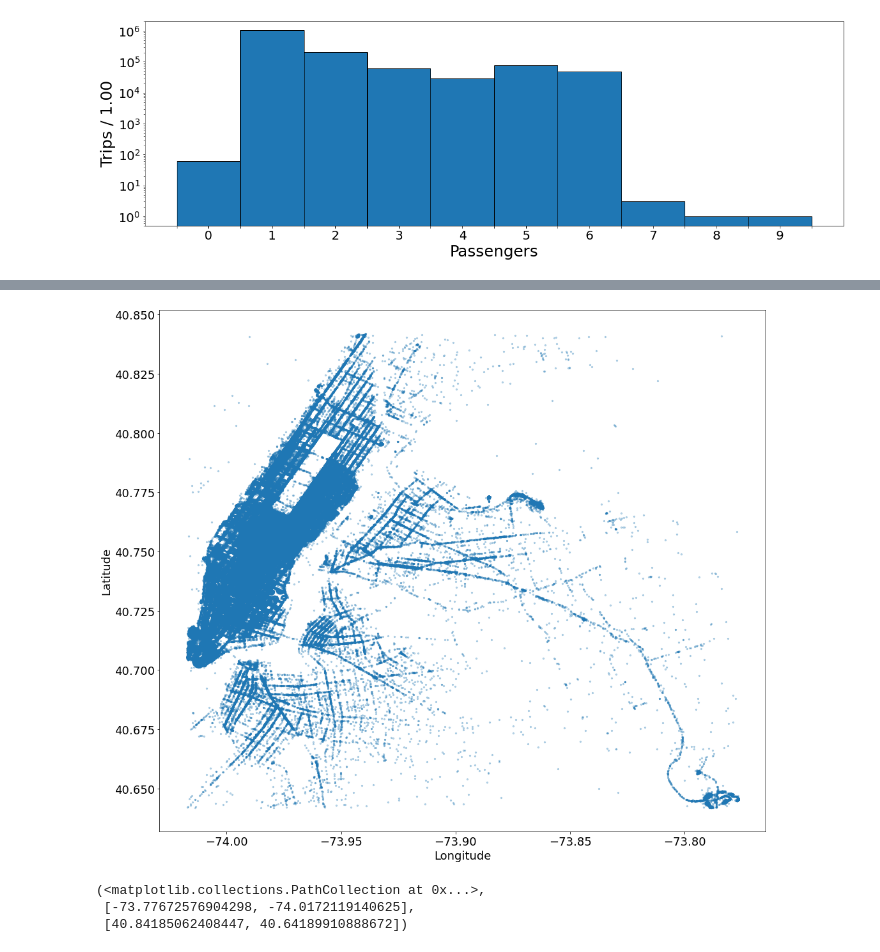
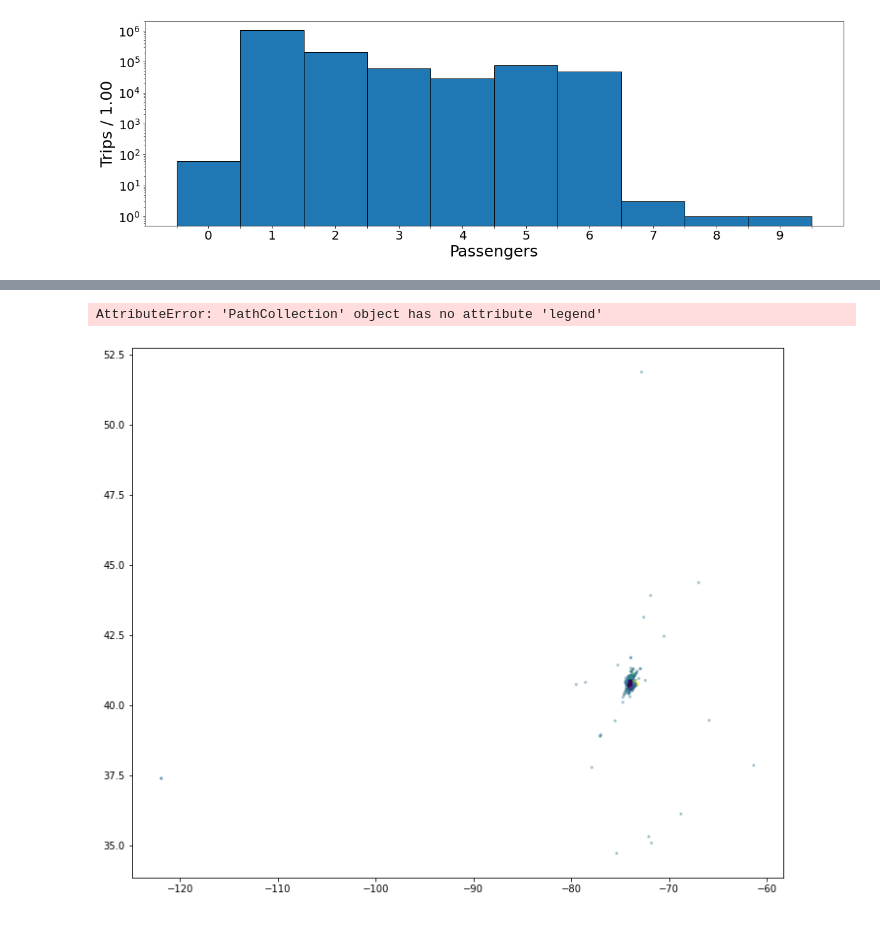
Before and after one commit to Chri1629/aml_project, a Jupyter notebook: codice/preprocessing/Map_plot.ipynb, the cells around one changed output, grey strips where cells are left out. Cells and saved outputs as stored; diff of their text form; code cells hidden in the pictures.

```diff
--- a/codice/preprocessing/Map_plot.ipynb
+++ b/codice/preprocessing/Map_plot.ipynb
@@ -120,3 +120,16 @@ hist_info = make_hist(df_original['passenger_count'].values, xlabel='Passengers'
 plt.show()
 # %% [output]
 [figure]
+# %%
+dict_transform = {
+    'New York' : 0,
+    'Kings' : 1,
+    'Queens' : 2,
+    'External' : 3,
+    'Bronx' : 4,
+    'Richmond' : 5,
+    'Westchester' : 6,
+    'Nassau' : 7,
+    'Suffolk' : 8
+}
+dict_transform
@@ -123,13 +146,14 @@ plt.show()
 # %%
-def draw_map( x, y, name, zoom=.1 ):
+def draw_map( x, y, county, name, zoom=.1 ):
     cutmap = zoom/100
     x_max, x_min = x.quantile(1-cutmap), x.quantile(cutmap)
     y_max, y_min = y.quantile(1-cutmap), y.quantile(cutmap)
 
-    s = plt.scatter( x=x[(x>x_min) & (x<x_max) & (y<y_max) & (y>y_min)],
-                     y=y[(x>x_min) & (x<x_max) & (y<y_max) & (y>y_min)],
-                     s=5, alpha=0.3)
+    s = plt.scatter( x=x,
+                     y=y,
+                     s=5, alpha=0.3, c = county)
 
+    plt.legend(list(dict_transform.keys()))
     plt.tick_params(labelsize=18)
     #plt.title(name, fontsize=18 )
     plt.xlabel('Longitude', fontsize=18)
@@ -138,8 +167,9 @@ def draw_map( x, y, name, zoom=.1 ):
 # %%
-x_pick, x_drop = df['pickup_longitude'], df['dropoff_longitude']
+x_pick, x_drop, x_county = df['pickup_longitude'], df['dropoff_longitude'], df["County"]
 y_pick, y_drop = df['pickup_latitude'],  df['dropoff_latitude']
-xmax = x_pick.quantile(0.95)
-xmin = x_pick.quantile(0.05)
-ymax = y_pick.quantile(0.95)
-ymin = y_pick.quantile(0.05)
-print(xmax, xmin, ymax, ymin)
+county = x_county.apply(lambda x: dict_transform[x])
+#xmax = x_pick.quantile(0.95)
+#xmin = x_pick.quantile(0.05)
+#ymax = y_pick.quantile(0.95)
+#ymin = y_pick.quantile(0.05)
+#print(xmax, xmin, ymax, ymin)
@@ -148,13 +196,9 @@ print(xmax, xmin, ymax, ymin)
 # %%
-plt.figure(figsize=(17,15))
-picks = draw_map(x_pick, y_pick, 'Pickup')
-
+plt.figure(figsize=(12,10))
+picks = draw_map(x_pick, y_pick, county, 'Pickup')
+plt.xlim(-74.05, -73.75)
+plt.ylim(40.60, 40.9)
 plt.show()
 # %% [output]
+AttributeError: 'PathCollection' object has no attribute 'legend'
-[figure, old version]
+[figure, new version]
-# %%
-picks
-# %% [output]
-(<matplotlib.collections.PathCollection at 0x...>,
- [-73.77672576904298, -74.0172119140625],
- [40.84185062408447, 40.64189910888672])
```
Also changed, not shown: parts of 10 cells of this notebook.
